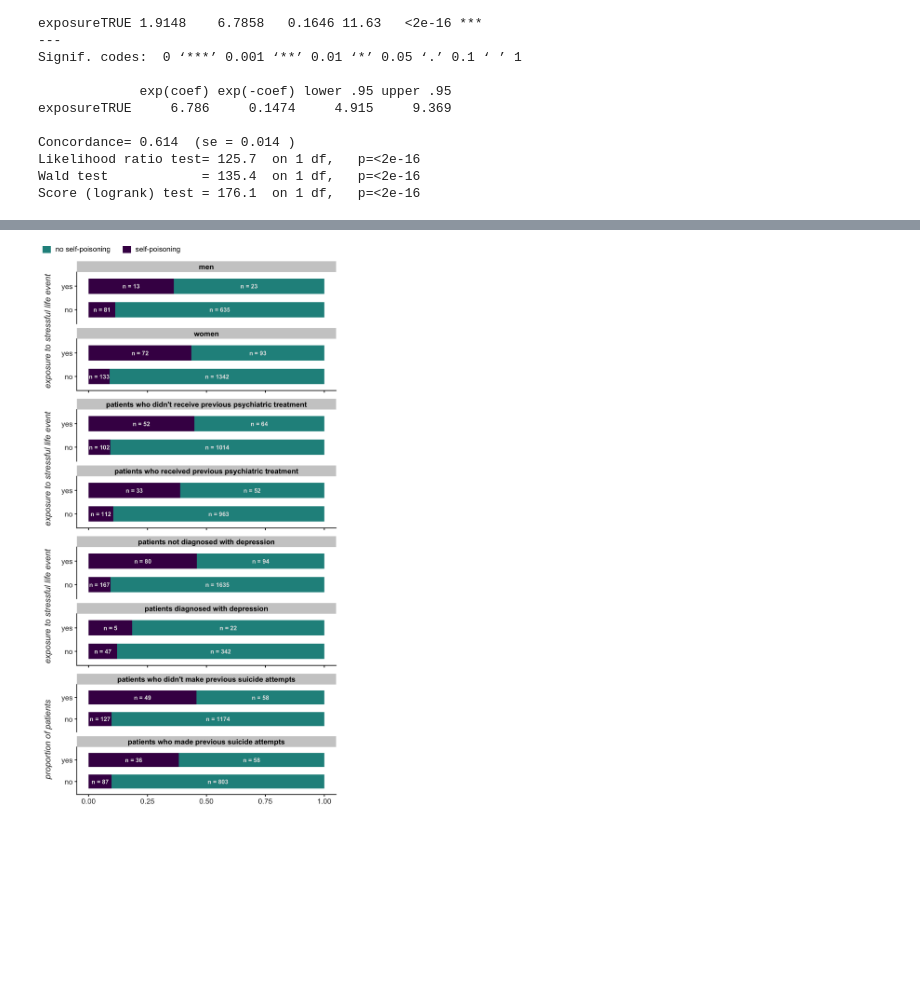
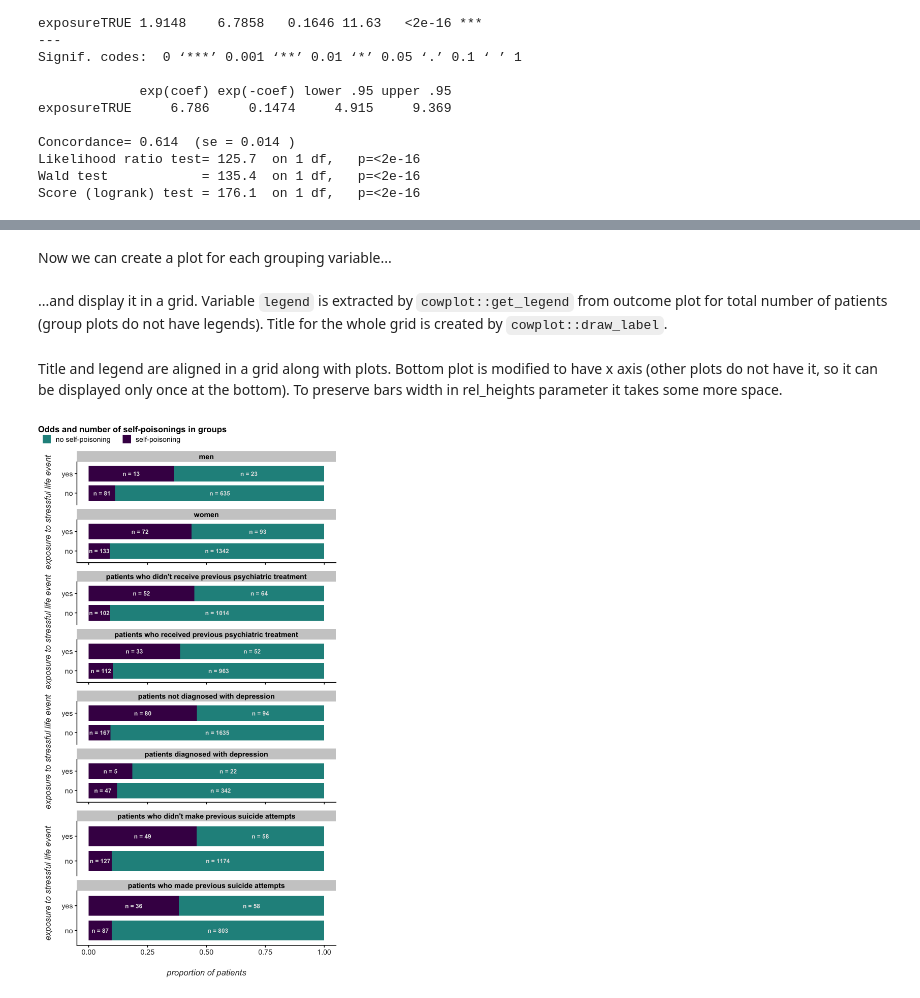
Before and after one commit to odmina/stratified, a Jupyter notebook: stratified.ipynb, the cells around one changed output, grey strips where cells are left out. Drawn from its saved outputs; the diff is of its cells as text; code cells hidden in the pictures; blank space fills up the shorter version.

```diff
--- a/stratified.ipynb
+++ b/stratified.ipynb
@@ -74,5 +185,6 @@ ggplot(data = exposures_per_day, aes(x = day)) +
 # %%
-create_outcome_plot <- function(dtst, gv, gv_label_false, gv_label_true) {
+create_outcome_plot <- function(dtst, gv, gv_label_false = "FALSE", gv_label_true = "TRUE") {
+  #group by grouping variable (when provided) and exposure and outcome
   if(!missing(gv)){
     gv <- enquo(gv)
     outcome_plot_data <- dtst %>%
@@ -83,13 +195,15 @@ create_outcome_plot <- function(dtst, gv, gv_label_false, gv_label_true) {
     group_by(exposure, outcome)
     }
 
+  #data for the plot
   outcome_plot_data <- outcome_plot_data %>%
   summarise(weight = n()) %>%
   mutate(weight_string = paste0("n = ", weight)) %>%
   arrange(desc(exposure), desc(outcome))
 
+  #plot call
   outcome_plot <- ggplot(data = outcome_plot_data, aes(x = exposure, y = weight)) +
-  geom_col(aes(fill = outcome), position = "fill", width = 0.65) +
+  geom_col(aes(fill = outcome), position = "fill", width = 0.8) +
   geom_text(aes(label = weight_string),
     position = position_fill(vjust = 0.5),
     size = 3,
@@ -116,5 +232,4 @@ create_outcome_plot <- function(dtst, gv, gv_label_false, gv_label_true) {
 # %%
-outcome_plot_all <- create_outcome_plot(events_data) +
-  labs(title = "Self-poisonings on days with and without stressful events")
-outcome_plot_all
+(outcome_plot_all <- create_outcome_plot(events_data) +
+  labs(title = "Self-poisonings on days with and without stressful events"))
 # %% [output]
@@ -180,0 +282,2 @@ labs(title = "Number of self-poisonings"))
+# %% [markdown]
+Now we can create a plot for each grouping variable...
@@ -181,15 +304,29 @@ labs(title = "Number of self-poisonings"))
+# %% [markdown]
+...and display it in a grid. Variable `legend` is extracted by `cowplot::get_legend` from outcome plot for total number of patients (group plots do not have legends). Title for the whole grid is created by `cowplot::draw_label`.
+# %%
+legend <- get_legend(outcome_plot_all)
+title <- ggdraw() +
+  draw_label(
+    "Odds and number of self-poisonings in groups",
+    fontface = 'bold',
+    x = 0,
+    hjust = 0,
+    size = 12)
+# %% [markdown]
+Title and legend are aligned in a grid along with plots. Bottom plot is modified to have x axis (other plots do not have it, so it can be displayed only once at the bottom). To preserve bars width in rel_heights parameter it takes some more space.
 # %%
 options(repr.plot.width = 6, repr.plot.height = 11)
-legend <- get_legend(outcome_plot_all)
-plot_grid(legend,
-          plot_women,
-          plot_psychiatric_history,
-          plot_depression,
-          plot_attempts +
-              theme(axis.text.x = element_text()) +
-              labs(x = "proportion of patients"),
-          ncol = 1,
-          rel_heights = c(0.1, 1.5, 1.5, 1.5, 1.5)
-         )
+plot_grid(title,
+  legend,
+  plot_women,
+  plot_psychiatric_history,
+  plot_depression,
+  plot_attempts +
+    theme(axis.text.x = element_text(),
+      plot.margin = margin(l = 20, r = 10, t = 0, b = 20),
+      axis.title.x = element_text()),
+  ncol = 1,
+  rel_heights = c(0.2, 0.1, 1.5, 1.5, 1.5, 2.2)
+  )
 # %% [output]
-[figure, old version]
+[figure, new version]
```
Also changed, not shown: parts of 43 cells of this notebook.
